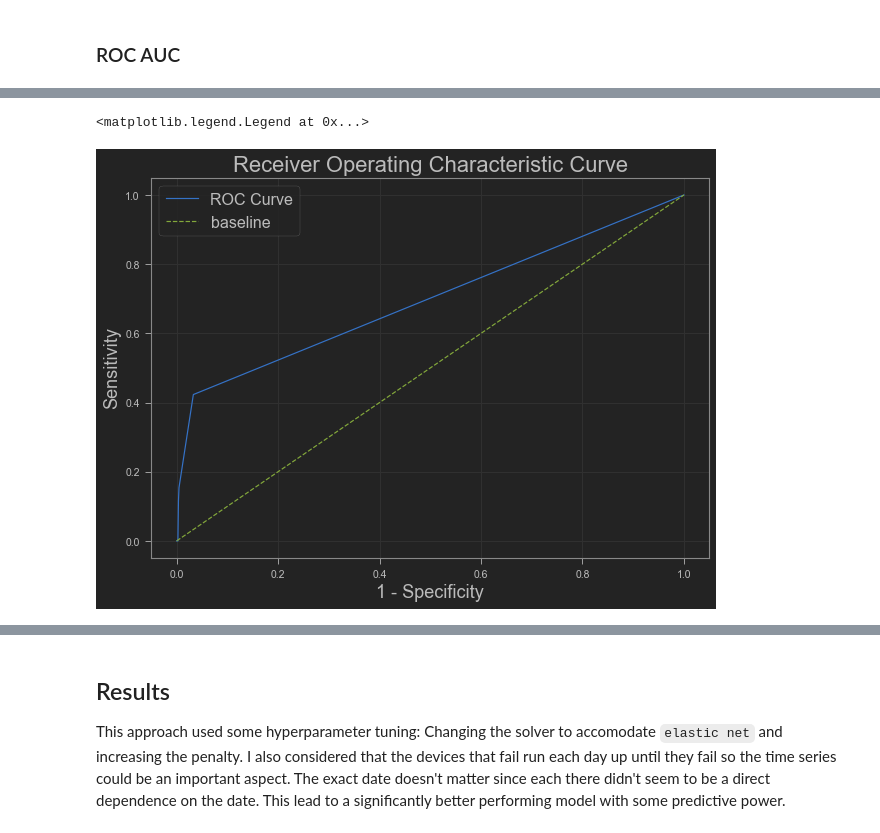
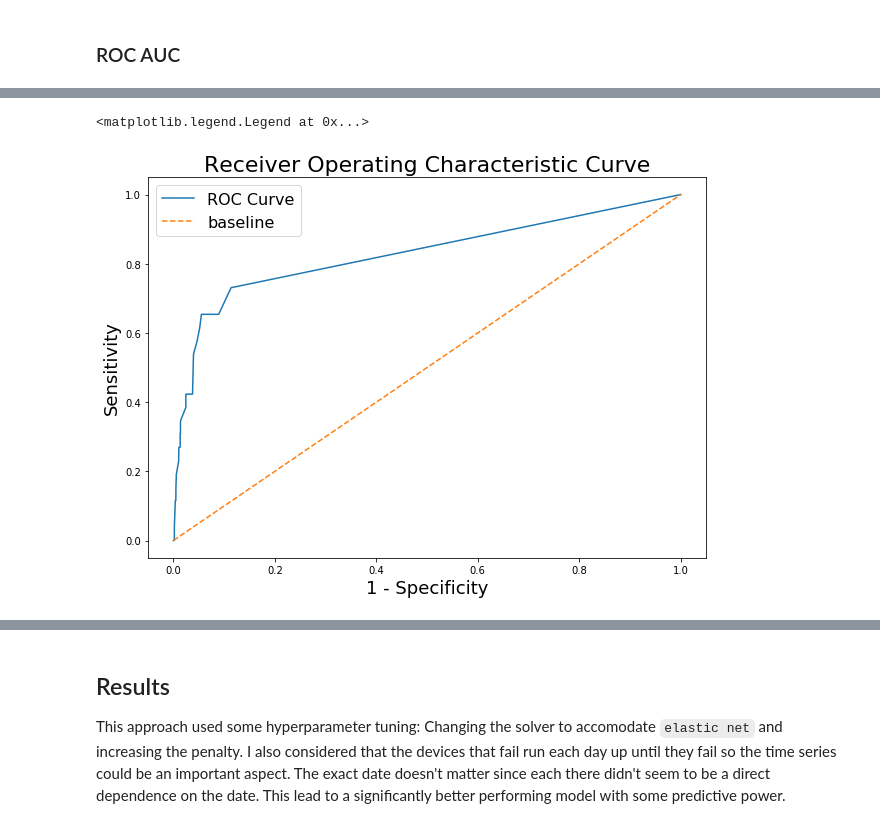
Before and after one commit to bdfraney/Robot_Failure_Challenge, a Jupyter notebook: notebooks/3_Tuned_LogReg_Model.ipynb, the cells around one changed output, grey strips where cells are left out. Drawn from its saved outputs; the diff is of its cells as text; code cells hidden in the pictures.

```diff
--- a/notebooks/3_Tuned_LogReg_Model.ipynb
+++ b/notebooks/3_Tuned_LogReg_Model.ipynb
@@ -23,7 +23,7 @@ from sklearn.metrics import confusion_matrix
 # jt.stylefx.set_nb_theme('monokai')
 # %%
 # Changes plot style. Also not necessary.
-jt.jtplot.set_style(context, 'monokai', ticks=True, spines=True)
+# jt.jtplot.set_style(context, 'monokai', ticks=True, spines=True)
 # %% [markdown]
 
 ## Read in the data and instantiate logistic regression model
@@ -45,15 +45,24 @@ X = features
 y = labels
 
 X_train, X_test, y_train, y_test = train_test_split(
-    X, y, random_state=42, shuffle=False)
+    X,
+    y,
+    random_state=42,
+    shuffle=False,
+)
 # %%
 ss = StandardScaler()
 
 X_train_ss = ss.fit_transform(X_train)
 X_test_ss = ss.transform(X_test)
 # %%
-lr = LogisticRegression(penalty='elasticnet', C=0.01, class_weight={
-                        1: 5}, solver='saga', l1_ratio=0.75)
+lr = LogisticRegression(penalty='elasticnet',
+                        C=0.0001,
+                        max_iter=500,
+                        class_weight='balanced',
+                        solver='saga',
+                        l1_ratio=0.65,
+                        random_state=42)
 
 lr.fit(X_train_ss, y_train)
 # %% [output]
@@ -165,50 +178,54 @@ thresholds = np.linspace(0, 1, 200)
 
 
 def TPR(df, true_col, pred_prob_col, threshold):
-    true_positive = df[(df[true_col] == 1) & (
-        df[pred_prob_col] >= threshold)].shape[0]
-    false_negative = df[(df[true_col] == 1) & (
-        df[pred_prob_col] < threshold)].shape[0]
+    true_positive = df[(df[true_col] == 1)
+                       & (df[pred_prob_col] >= threshold)].shape[0]
+    false_negative = df[(df[true_col] == 1)
+                        & (df[pred_prob_col] < threshold)].shape[0]
     return true_positive / (true_positive + false_negative)
+
 
 # Define function to calculate 1 - specificity. (False positive rate.)
 
 
 def FPR(df, true_col, pred_prob_col, threshold):
-    true_negative = df[(df[true_col] == 0) & (
-        df[pred_prob_col] <= threshold)].shape[0]
-    false_positive = df[(df[true_col] == 0) & (
-        df[pred_prob_col] > threshold)].shape[0]
+    true_negative = df[(df[true_col] == 0)
+                       & (df[pred_prob_col] <= threshold)].shape[0]
+    false_positive = df[(df[true_col] == 0)
+                        & (df[pred_prob_col] > threshold)].shape[0]
     return 1 - (true_negative / (true_negative + false_positive))
 
 
 # Calculate sensitivity & 1-specificity for each threshold between 0 and 1.
-tpr_values = [TPR(pred_df, 'true_values', 'pred_probs', prob)
-              for prob in thresholds]
-fpr_values = [FPR(pred_df, 'true_values', 'pred_probs', prob)
-              for prob in thresholds]
+tpr_values = [
+    TPR(pred_df, 'true_values', 'pred_probs', prob) for prob in thresholds
+]
+fpr_values = [
+    FPR(pred_df, 'true_values', 'pred_probs', prob) for prob in thresholds
+]
 
 # Plot ROC curve.
-plt.plot(fpr_values,  # False Positive Rate on X-axis
-         tpr_values,  # True Positive Rate on Y-axis
-         label='ROC Curve')
+plt.plot(
+    fpr_values,  # False Positive Rate on X-axis
+    tpr_values,  # True Positive Rate on Y-axis
+    label='ROC Curve')
 
 # Plot baseline. (Perfect overlap between the two populations.)
 plt.plot(np.linspace(0, 1, 200),
          np.linspace(0, 1, 200),
          label='baseline',
          linestyle='--')
 
 # Label axes.
 plt.title('Receiver Operating Characteristic Curve', fontsize=22)
 plt.ylabel('Sensitivity', fontsize=18)
 plt.xlabel('1 - Specificity', fontsize=18)
 
 # Create legend.
 plt.legend(fontsize=16)
 # %% [output]
 <matplotlib.legend.Legend at 0x...>
-[figure, old version]
+[figure, new version]
 # %%
 roc_auc_score(pred_df['true_values'], pred_df['pred_probs'])
 # %% [output]
```
Also changed, not shown: parts of 13 cells of this notebook, 5 other files.
